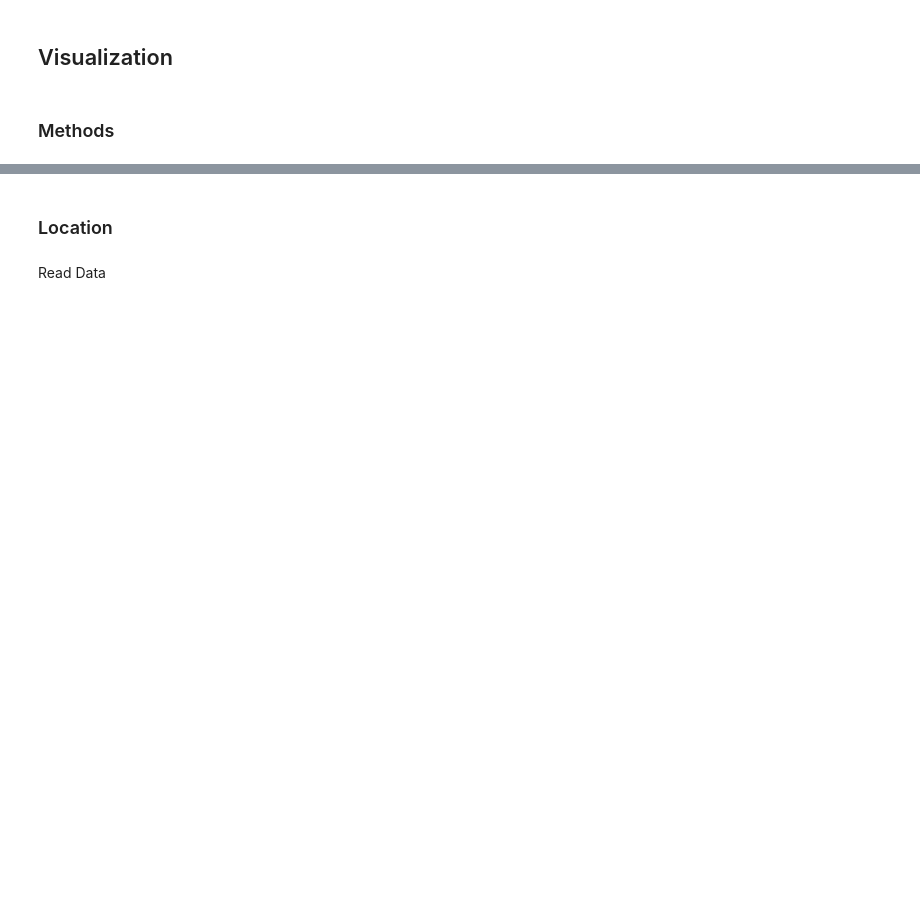
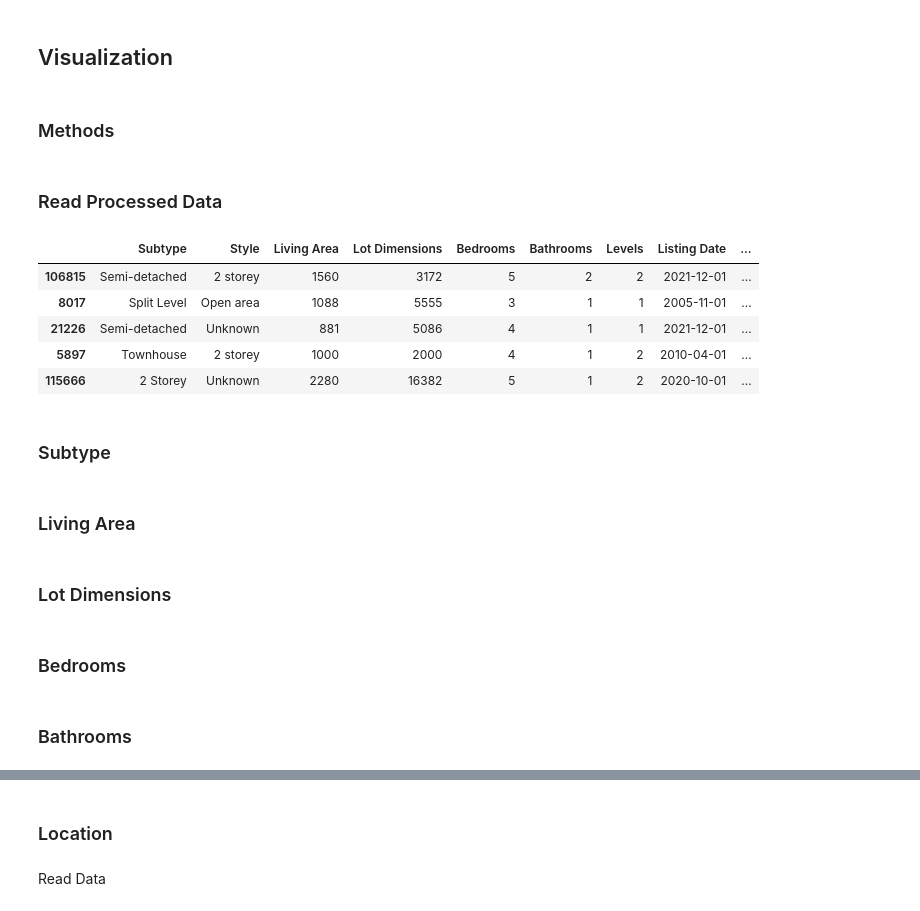
Before and after one commit to simkass/quebec-real-estate-analysis, a Jupyter notebook: notebooks/visualization2.ipynb, the cells around one changed output, grey strips where cells are left out. Drawn from its saved outputs; the diff is of its cells as text; code cells hidden in the pictures; blank space fills up the shorter version.

```diff
--- a/notebooks/visualization2.ipynb
+++ b/notebooks/visualization2.ipynb
@@ -33,2 +35,24 @@ def add_geometry(geomap: folium.Map, geolocator: Nominatim, bounding: str, popup
     folium.Popup(popup).add_to(geo_j)
     geo_j.add_to(geomap)
+# %% [markdown]
+### Read Processed Data
+# %%
+listings_df = pd.read_csv('../data/processed/processed_listings.csv')
+listings_df.sample(5)
+# %% [output]
+|  | Subtype | Style | Living Area | Lot Dimensions | Bedrooms | Bathrooms | Levels | Listing Date | ... |
+| 106815 | Semi-detached | 2 storey | 1560 | 3172 | 5 | 2 | 2 | 2021-12-01 | ... |
+| 8017 | Split Level | Open area | 1088 | 5555 | 3 | 1 | 1 | 2005-11-01 | ... |
+| 21226 | Semi-detached | Unknown | 881 | 5086 | 4 | 1 | 1 | 2021-12-01 | ... |
+| 5897 | Townhouse | 2 storey | 1000 | 2000 | 4 | 1 | 2 | 2010-04-01 | ... |
+| 115666 | 2 Storey | Unknown | 2280 | 16382 | 5 | 1 | 2 | 2020-10-01 | ... |
+# %% [markdown]
+### Subtype
+# %% [markdown]
+### Living Area
+# %% [markdown]
+### Lot Dimensions
+# %% [markdown]
+### Bedrooms
+# %% [markdown]
+### Bathrooms
```
Also changed, not shown: parts of 9 cells of this notebook.
